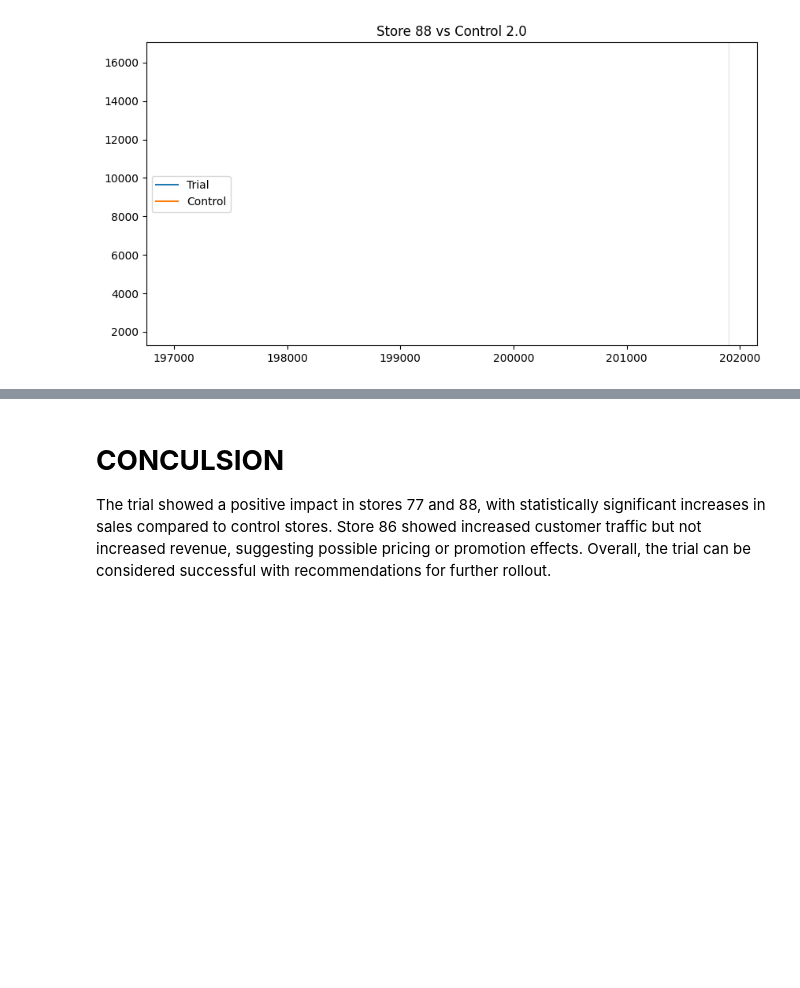
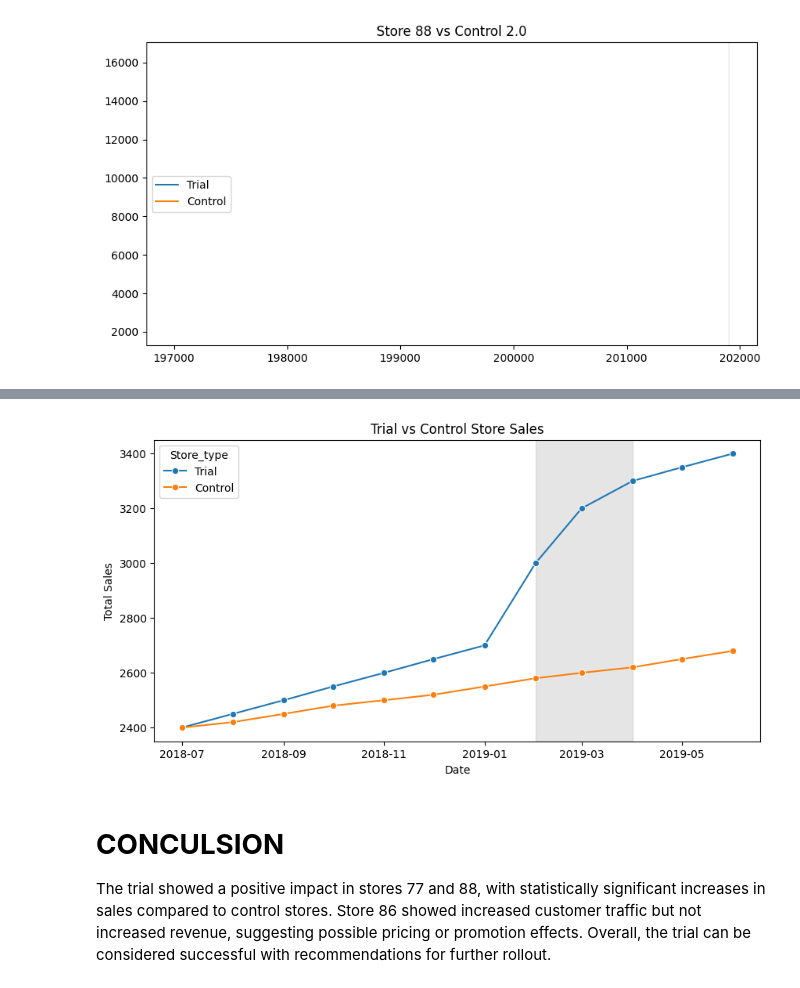
Before and after one commit to hedaootanisha/Customer_Analysis, a Jupyter notebook: Customer_Analysis.ipynb, the cells around one changed output, grey strips where cells are left out. Saved outputs shown, nothing was run; the diff lists cells and outputs as text; code cells hidden in the pictures; blank space fills up the shorter version.

```diff
--- a/Customer_Analysis.ipynb
+++ b/Customer_Analysis.ipynb
@@ -486,3 +521,41 @@ plot_trial(88, control_88)
+# %%
+import pandas as pd
+import matplotlib.pyplot as plt
+import seaborn as sns
+
+# Create sample monthly data
+dates = pd.date_range(start='2018-07-01', periods=12, freq='MS')
+
+# Trial store (shows uplift during trial period)
+trial_sales = [2400, 2450, 2500, 2550, 2600, 2650, 2700, 3000, 3200, 3300, 3350, 3400]
+
+# Control store (steady growth)
+control_sales = [2400, 2420, 2450, 2480, 2500, 2520, 2550, 2580, 2600, 2620, 2650, 2680]
+
+# Create dataframe
+df_plot = pd.DataFrame({
+    'Date': list(dates) * 2,
+    'Sales': trial_sales + control_sales,
+    'Store_type': ['Trial']*12 + ['Control']*12
+})
+
+# Plot
+plt.figure(figsize=(10,5))
+
+sns.lineplot(data=df_plot, x='Date', y='Sales', hue='Store_type', marker='o')
+
+# Highlight trial period
+plt.axvspan(pd.to_datetime('2019-02-01'),
+            pd.to_datetime('2019-04-01'),
+            color='grey', alpha=0.2)
+
+plt.title("Trial vs Control Store Sales")
+plt.xlabel("Date")
+plt.ylabel("Total Sales")
+
+plt.show()
+# %% [output]
+[figure, added]
 # %% [markdown]
 # **CONCULSION**
 The trial showed a positive impact in stores 77 and 88, with statistically significant increases in sales compared to control stores. Store 86 showed increased customer traffic but not increased revenue, suggesting possible pricing or promotion effects. Overall, the trial can be considered successful with recommendations for further rollout.
```
Also changed, not shown: parts of 4 cells of this notebook.
